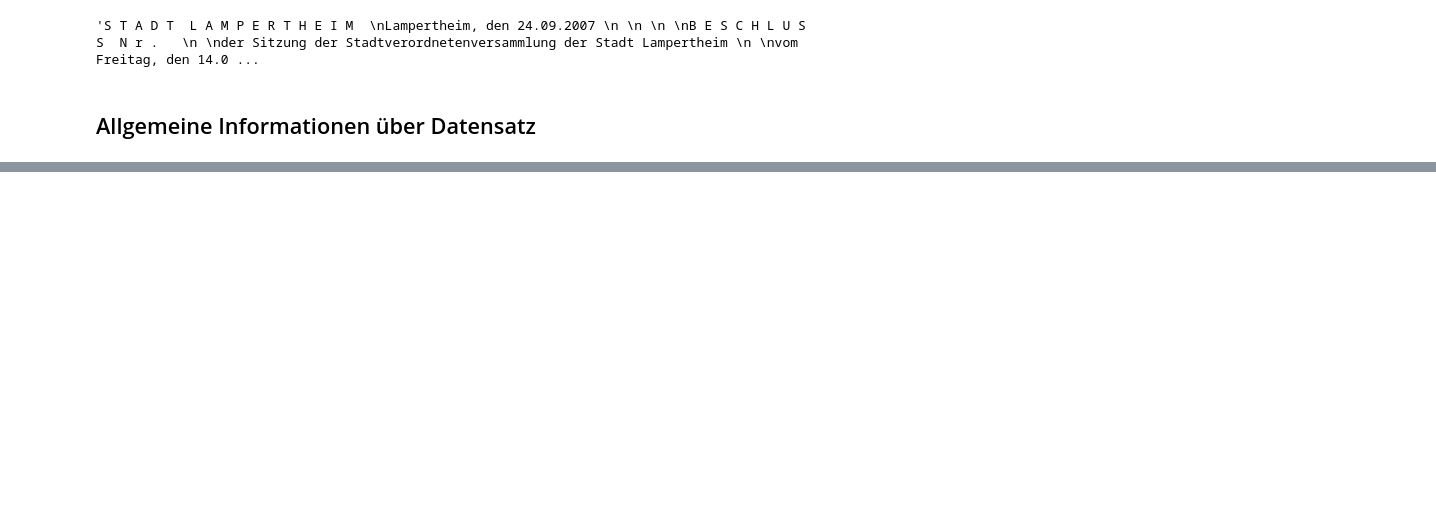
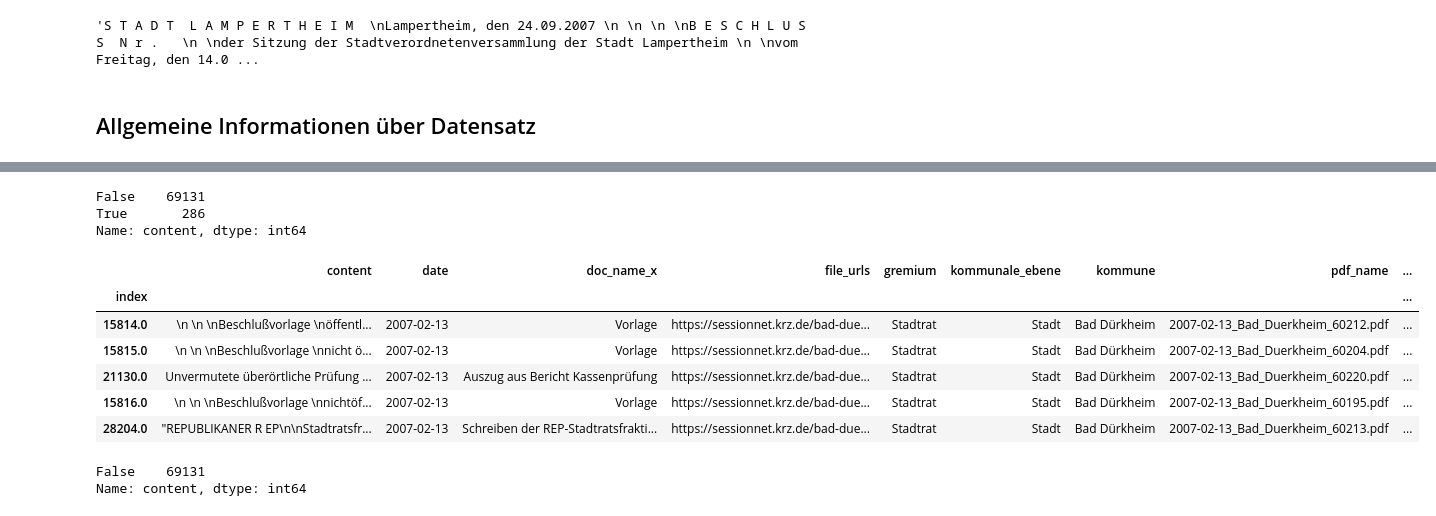
Before and after one commit to johanngrobe/masterthesis_code, a Jupyter notebook: text-mining/02_Daten_bearbeiten.ipynb, the cells around one changed output, grey strips where cells are left out. Drawn from its saved outputs; the diff is of its cells as text; code cells hidden in the pictures; blank space fills up the shorter version.

```diff
--- a/text-mining/02_Daten_bearbeiten.ipynb
+++ b/text-mining/02_Daten_bearbeiten.ipynb
@@ -141,0 +196,18 @@ df.groupby(['kommune']).agg({'date_print': [min, max]}).to_latex("../../latex/Ta
+# %%
+df = pd.read_parquet('2023-05-22_gesamtdaten_bis_2022')
+# %%
+pd.isnull(df['content']).value_counts()
+# %% [output]
+False    69131
+True       286
+Name: content, dtype: int64
+# %%
+df.head()
+# %% [output]
+|  | content | date | doc_name_x | file_urls | gremium | kommunale_ebene | kommune | pdf_name | ... |
+| index |  |  |  |  |  |  |  |  | ... |
+| 15814.0 | \n \n \nBeschlußvorlage \nöffentl... | 2007-02-13 | Vorlage | https://sessionnet.krz.de/bad-due... | Stadtrat | Stadt | Bad Dürkheim | 2007-02-13_Bad_Duerkheim_60212.pdf | ... |
+| 15815.0 | \n \n \nBeschlußvorlage \nnicht ö... | 2007-02-13 | Vorlage | https://sessionnet.krz.de/bad-due... | Stadtrat | Stadt | Bad Dürkheim | 2007-02-13_Bad_Duerkheim_60204.pdf | ... |
+| 21130.0 | Unvermutete überörtliche Prüfung ... | 2007-02-13 | Auszug aus Bericht Kassenprüfung | https://sessionnet.krz.de/bad-due... | Stadtrat | Stadt | Bad Dürkheim | 2007-02-13_Bad_Duerkheim_60220.pdf | ... |
+| 15816.0 | \n \n \nBeschlußvorlage \nnichtöf... | 2007-02-13 | Vorlage | https://sessionnet.krz.de/bad-due... | Stadtrat | Stadt | Bad Dürkheim | 2007-02-13_Bad_Duerkheim_60195.pdf | ... |
+| 28204.0 | "REPUBLIKANER R EP\n\nStadtratsfr... | 2007-02-13 | Schreiben der REP-Stadtratsfrakti... | https://sessionnet.krz.de/bad-due... | Stadtrat | Stadt | Bad Dürkheim | 2007-02-13_Bad_Duerkheim_60213.pdf | ... |
@@ -141,0 +217,5 @@ df.groupby(['kommune']).agg({'date_print': [min, max]}).to_latex("../../latex/Ta
+# %%
+pd.isnull(df['content']).value_counts()
+# %% [output]
+False    69131
+Name: content, dtype: int64
```
Also changed, not shown: parts of 18 cells of this notebook, 1 other file.
